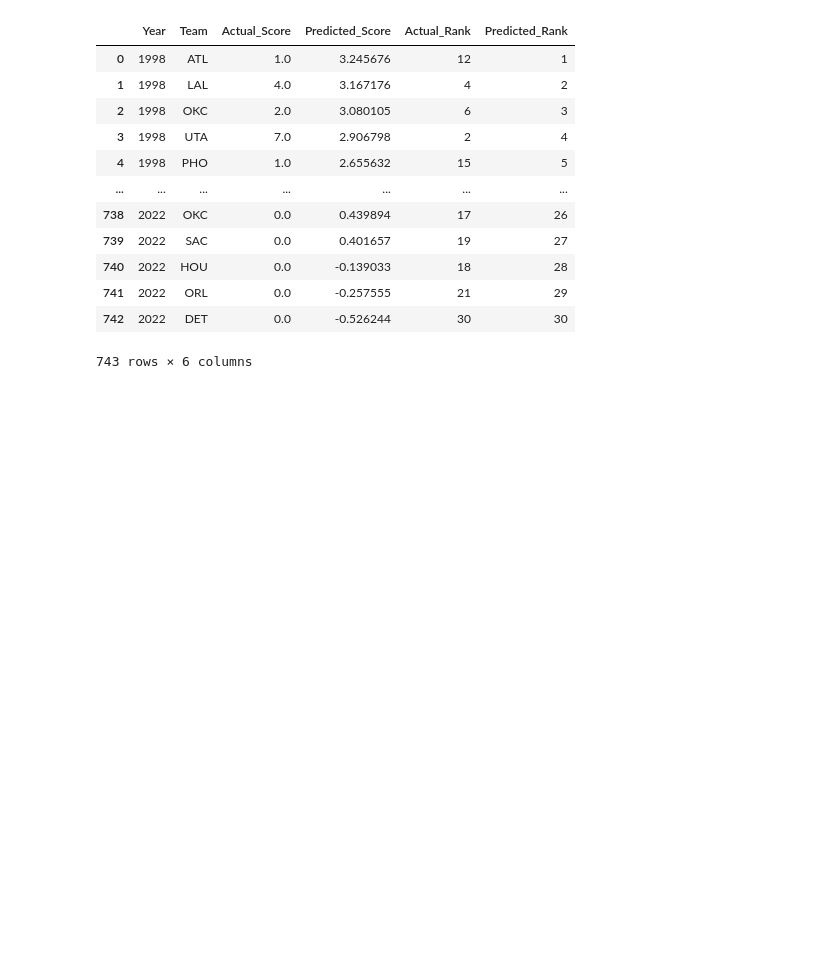
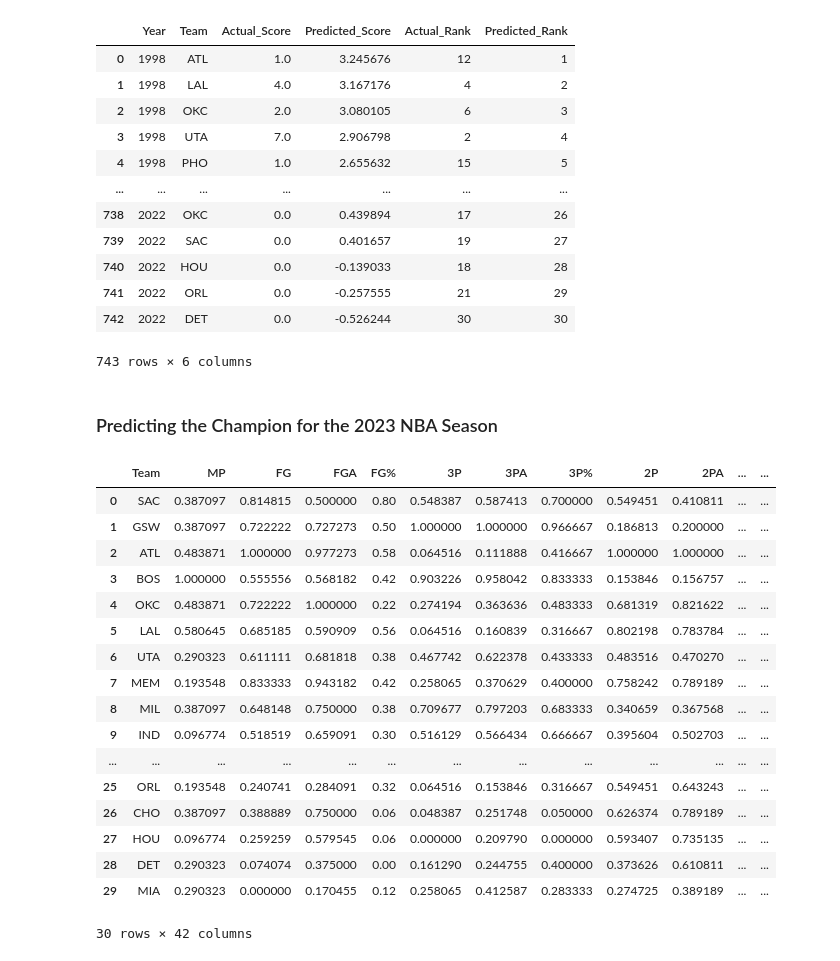
Before and after one commit to cng04/NBA-Champion-Predictor-Project, a Jupyter notebook: ridge_regression.ipynb, the cells around one changed output. Drawn from its saved outputs; the diff is of its cells as text; code cells hidden in the pictures; blank space fills up the shorter version.

Commit message:
Predicted 2023 NBA Champion

```diff
--- a/ridge_regression.ipynb
+++ b/ridge_regression.ipynb
@@ -231,3 +233,5 @@ ridge_df
 743 rows × 6 columns
 # %%
 ridge_df.to_csv("CSV/results_ridge.csv")
+# %% [markdown]
+### Predicting the Champion for the 2023 NBA Season
@@ -233,0 +240,23 @@ ridge_df.to_csv("CSV/results_ridge.csv")
+# %%
+data_2023 = pd.read_csv("2023_Predictions/2023_team_stats.csv")
+del data_2023["Unnamed: 0"]
+data_2023
+# %% [output]
+|  | Team | MP | FG | FGA | FG% | 3P | 3PA | 3P% | 2P | 2PA | ... | ... |
+| 0 | SAC | 0.387097 | 0.814815 | 0.500000 | 0.80 | 0.548387 | 0.587413 | 0.700000 | 0.549451 | 0.410811 | ... | ... |
+| 1 | GSW | 0.387097 | 0.722222 | 0.727273 | 0.50 | 1.000000 | 1.000000 | 0.966667 | 0.186813 | 0.200000 | ... | ... |
+| 2 | ATL | 0.483871 | 1.000000 | 0.977273 | 0.58 | 0.064516 | 0.111888 | 0.416667 | 1.000000 | 1.000000 | ... | ... |
+| 3 | BOS | 1.000000 | 0.555556 | 0.568182 | 0.42 | 0.903226 | 0.958042 | 0.833333 | 0.153846 | 0.156757 | ... | ... |
+| 4 | OKC | 0.483871 | 0.722222 | 1.000000 | 0.22 | 0.274194 | 0.363636 | 0.483333 | 0.681319 | 0.821622 | ... | ... |
+| 5 | LAL | 0.580645 | 0.685185 | 0.590909 | 0.56 | 0.064516 | 0.160839 | 0.316667 | 0.802198 | 0.783784 | ... | ... |
+| 6 | UTA | 0.290323 | 0.611111 | 0.681818 | 0.38 | 0.467742 | 0.622378 | 0.433333 | 0.483516 | 0.470270 | ... | ... |
+| 7 | MEM | 0.193548 | 0.833333 | 0.943182 | 0.42 | 0.258065 | 0.370629 | 0.400000 | 0.758242 | 0.789189 | ... | ... |
+| 8 | MIL | 0.387097 | 0.648148 | 0.750000 | 0.38 | 0.709677 | 0.797203 | 0.683333 | 0.340659 | 0.367568 | ... | ... |
+| 9 | IND | 0.096774 | 0.518519 | 0.659091 | 0.30 | 0.516129 | 0.566434 | 0.666667 | 0.395604 | 0.502703 | ... | ... |
+| ... | ... | ... | ... | ... | ... | ... | ... | ... | ... | ... | ... | ... |
+| 25 | ORL | 0.193548 | 0.240741 | 0.284091 | 0.32 | 0.064516 | 0.153846 | 0.316667 | 0.549451 | 0.643243 | ... | ... |
+| 26 | CHO | 0.387097 | 0.388889 | 0.750000 | 0.06 | 0.048387 | 0.251748 | 0.050000 | 0.626374 | 0.789189 | ... | ... |
+| 27 | HOU | 0.096774 | 0.259259 | 0.579545 | 0.06 | 0.000000 | 0.209790 | 0.000000 | 0.593407 | 0.735135 | ... | ... |
+| 28 | DET | 0.290323 | 0.074074 | 0.375000 | 0.00 | 0.161290 | 0.244755 | 0.400000 | 0.373626 | 0.610811 | ... | ... |
+| 29 | MIA | 0.290323 | 0.000000 | 0.170455 | 0.12 | 0.258065 | 0.412587 | 0.283333 | 0.274725 | 0.389189 | ... | ... |
+30 rows × 42 columns
```
Also changed, not shown: parts of 7 cells of this notebook, 10 other files.
